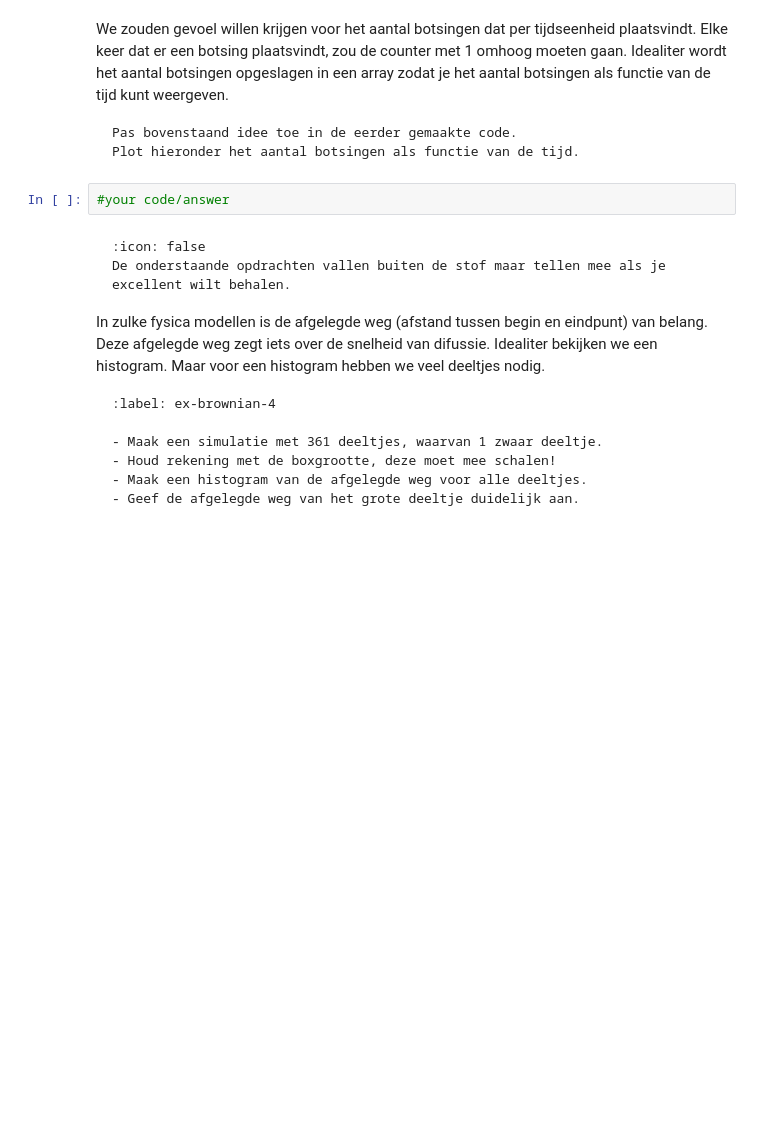
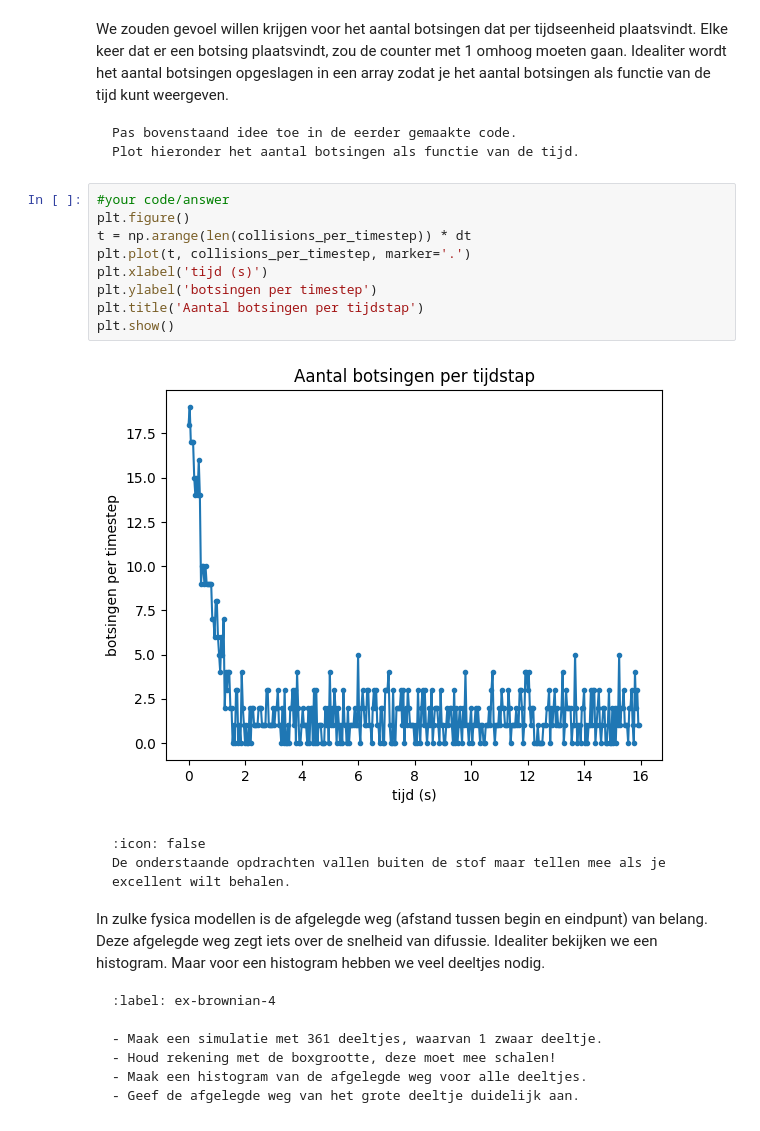
Before and after one commit to WouterAlejandro/IP2_1, a Jupyter notebook: Content/PySim/4_brownianmotion.ipynb, the cells around one changed output. Cells and saved outputs as stored; diff of their text form; blank space fills up the shorter version.

````diff
--- a/Content/PySim/4_brownianmotion.ipynb
+++ b/Content/PySim/4_brownianmotion.ipynb
@@ -211,6 +239,15 @@ Plot hieronder het aantal botsingen als functie van de tijd.
 ```
 # %%
 #your code/answer
+plt.figure()
+t = np.arange(len(collisions_per_timestep)) * dt
+plt.plot(t, collisions_per_timestep, marker='.')
+plt.xlabel('tijd (s)')
+plt.ylabel('botsingen per timestep')
+plt.title('Aantal botsingen per tijdstap')
+plt.show()
+# %% [output]
+[figure, added]
 # %% [markdown]
 ```{warning} 🌶 Let op!
 :icon: false
````
Also changed, not shown: parts of 6 cells of this notebook.
